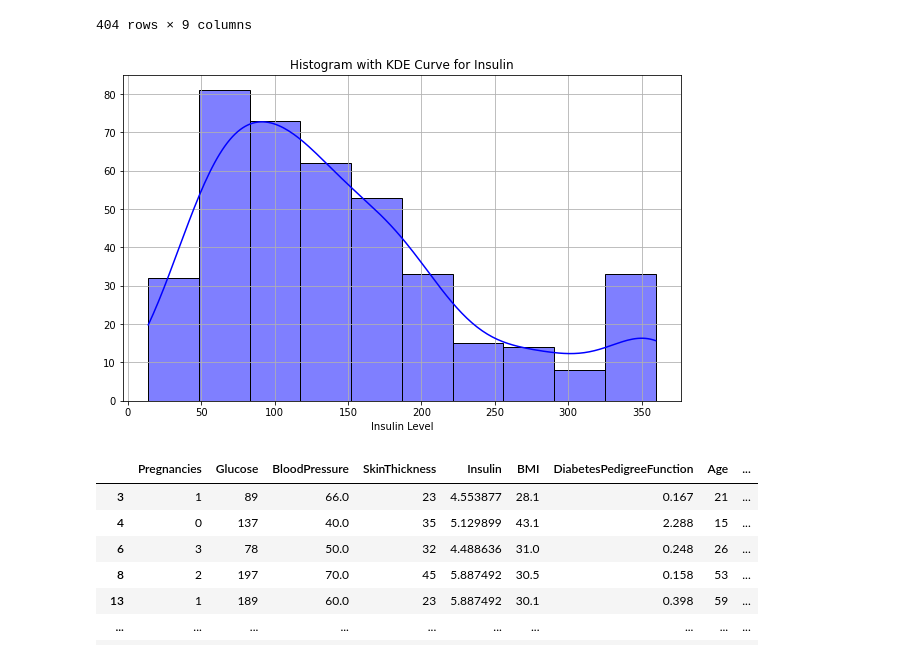
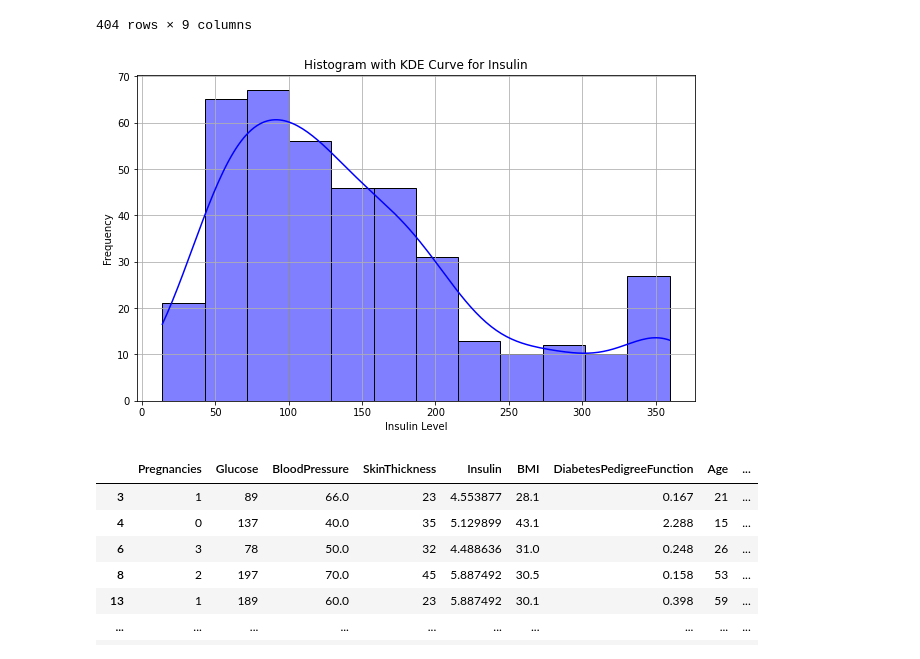
Before and after one commit to seankendall/UCD_Data_Mining, a Jupyter notebook: Practical 1/Practical1B.ipynb, the cells around one changed output. Saved outputs shown, nothing was run; the diff lists cells and outputs as text; code cells hidden in the pictures.

```diff
--- a/Practical 1/Practical1B.ipynb
+++ b/Practical 1/Practical1B.ipynb
@@ -121,17 +144,17 @@ df
 # %%
 # histogram of Insulin
 plt.figure(figsize=(10, 6))
-sns.histplot(df["Insulin"], bins=10, color="blue", kde=True)
+sns.histplot(df["Insulin"], color="blue", kde=True)
 
 # labels
 plt.xlabel("Insulin Level")
-plt.ylabel("")
+plt.ylabel("Frequency")
 plt.title("Histogram with KDE Curve for Insulin")
 
 plt.grid(True)
 plt.show()
 # %% [output]
-[figure, old version]
+[figure, new version]
 # %%
 # (e) Transforming Insulin column using loge(x+1) formula to make the Insulin values follow the normal distribution
 df_before_insulin_transform = df.copy()
```
Also changed, not shown: parts of 7 cells of this notebook, 1 other file.
